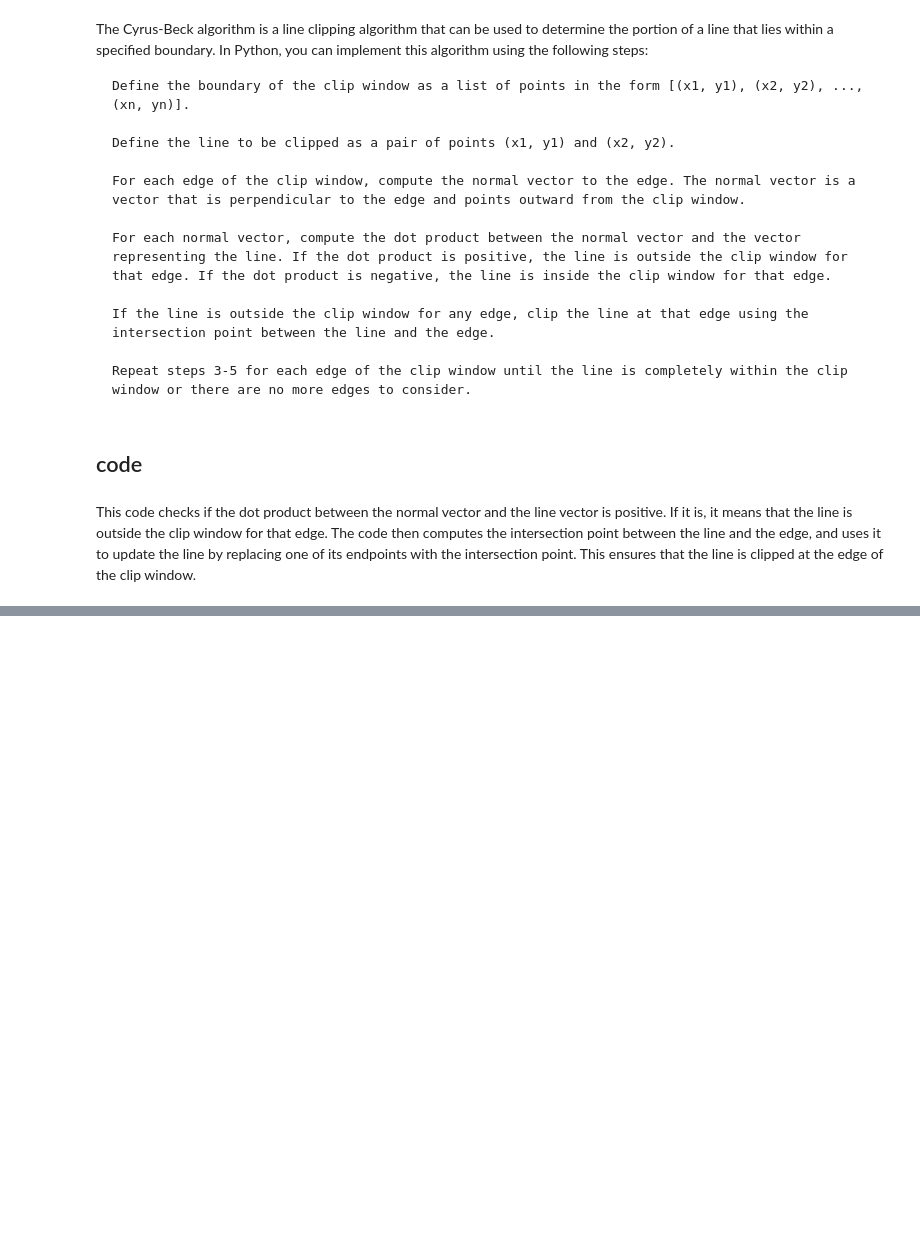
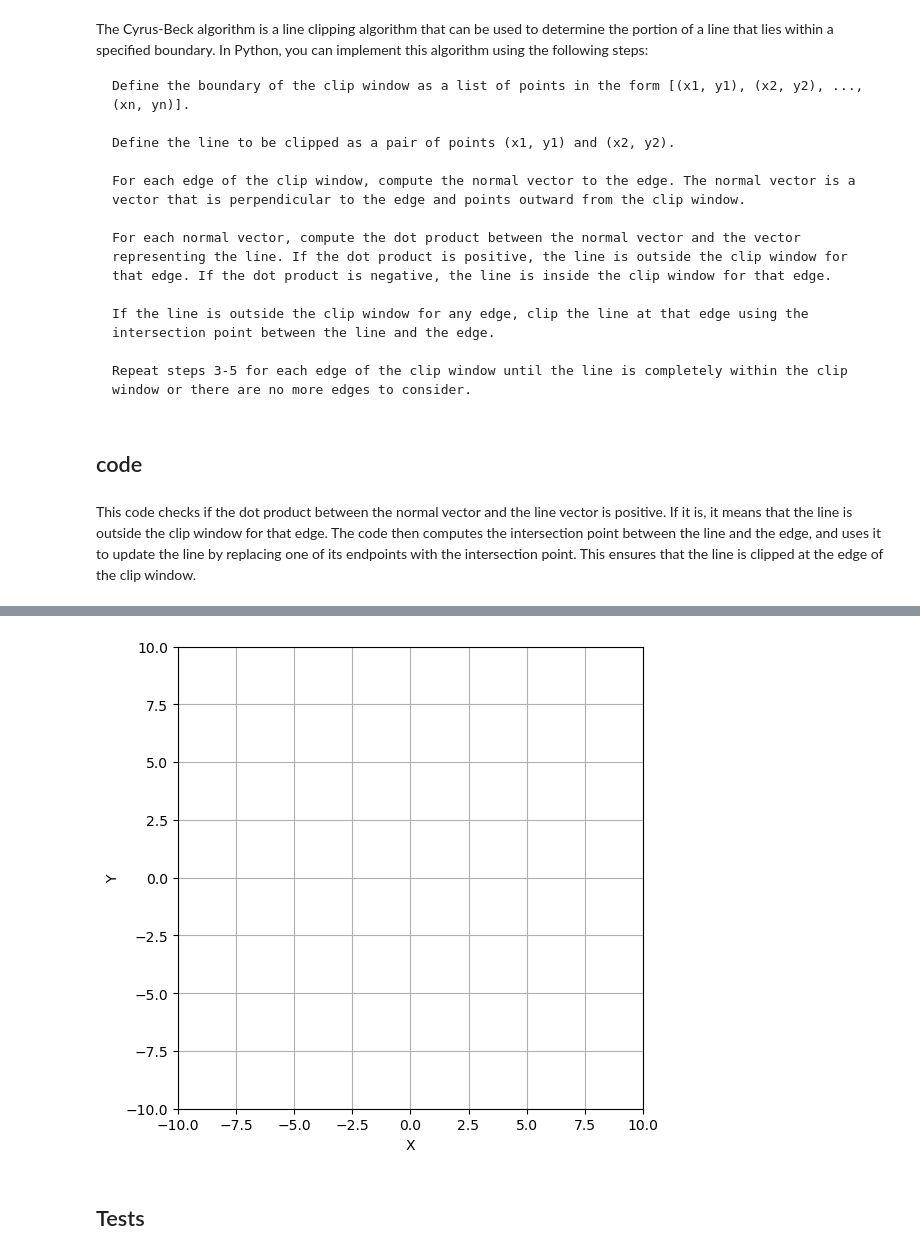
Before and after one commit to DiegoFLM/Computer-Graphics, a Jupyter notebook: clippingAlgorithms/t3.ipynb, the cells around one changed output, grey strips where cells are left out. Drawn from its saved outputs; the diff is of its cells as text; code cells hidden in the pictures; blank space fills up the shorter version.

```diff
--- a/clippingAlgorithms/t3.ipynb
+++ b/clippingAlgorithms/t3.ipynb
@@ -62,0 +121,24 @@ This code checks if the dot product between the normal vector and the line vecto
+# %%
+def plotPixels(x, y, xRange = (-10, 10), yRange = (-10, 10),figureSize = (4,4),
+                _color = 'black', title = None):
+    # Extract the x and y coordinates from the pixels list
+    # x, y = zip(*pixels)
+
+    fig, ax = plt.subplots()
+    plt.xlim(xRange[0], xRange[1])
+    plt.ylim(yRange[0], yRange[1])
+    plt.grid()
+    fig.set_size_inches(6,6)
+    # Add labels and show the plot
+    plt.xlabel('X')
+    plt.ylabel('Y')
+
+    plt.show()
+# %%
+x = [0, 0, 1, 2]
+y = [0, 1, 0, 3]
+plotPixels(x, y)
+# %% [output]
+[figure, added]
+# %% [markdown]
+## Tests
```
Also changed, not shown: parts of 4 cells of this notebook.
